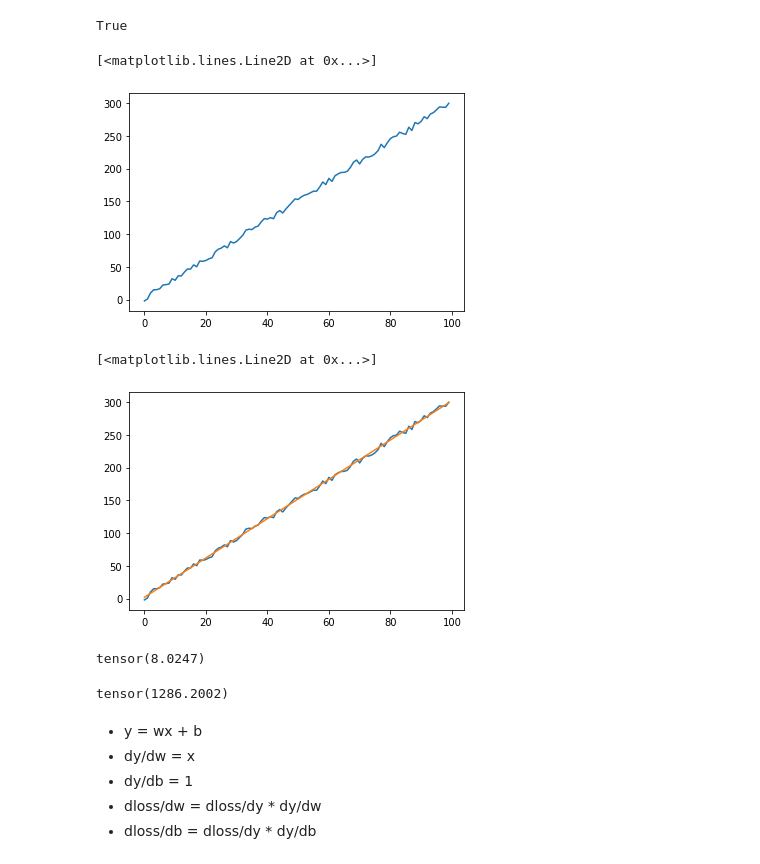
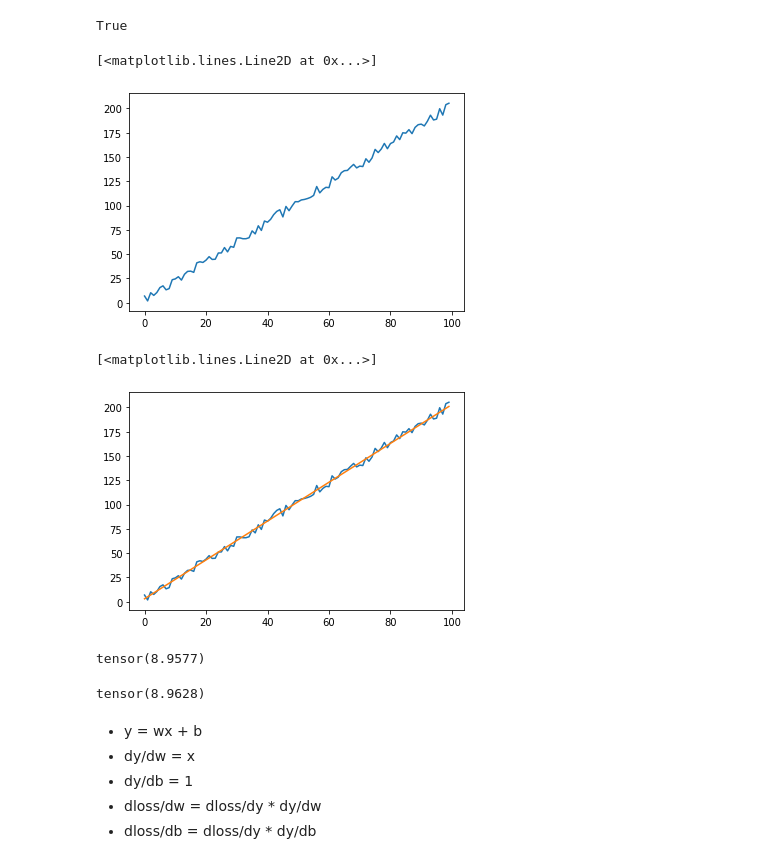
Before and after one commit to rusamentiaga/CoronaDashboard, a Jupyter notebook: 2_learning.ipynb, the cells around one changed output. Cells and saved outputs as stored; diff of their text form; code cells hidden in the pictures.

```diff
--- a/2_learning.ipynb
+++ b/2_learning.ipynb
@@ -12,21 +12,23 @@ torch.cuda.is_available()
 True
 # %%
 x = torch.tensor(range(100))
-y = 3*x + 2
+W = 2
+B = 3
+y = W*x + B
 y = y + 10*(torch.rand(x.shape[0]) - 0.5)
 plt.plot(x,y)
 # %% [output]
 [<matplotlib.lines.Line2D at 0x...>]
-[figure, old version]
+[figure, new version]
 # %%
 def model(x, w, b):
   return w * x + b
 # %%
 plt.plot(x,y)
 
-y2 = model(x, 3, 2)
-plt.plot(x,y2)
+yp = model(x, W, B)
+plt.plot(x,yp)
 # %% [output]
 [<matplotlib.lines.Line2D at 0x...>]
-[figure, old version]
+[figure, new version]
 # %%
@@ -35,13 +37,13 @@ def loss_fn(y, yp):
   return squared_diffs.mean()
 # %%
-loss_fn(y,y2)
+loss_fn(yp, y)
 # %% [output]
-tensor(8.0247)
+tensor(8.9577)
 # %%
-y3 = model(x, 3.5, 10)
-loss_fn(y, y3)
+y3 = model(x, W, B + .3)
+loss_fn(y3, y)
 # %% [output]
-tensor(1286.2002)
+tensor(8.9628)
 # %% [markdown]
 *   y = wx + b
 *   dy/dw = x
```
Also changed, not shown: parts of 10 cells of this notebook.
